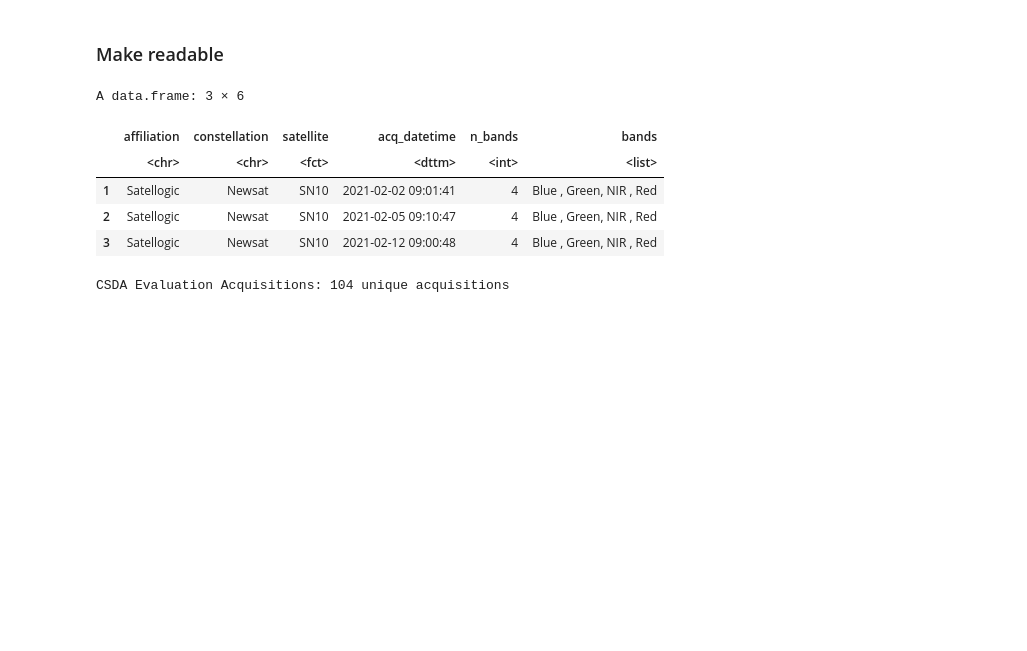
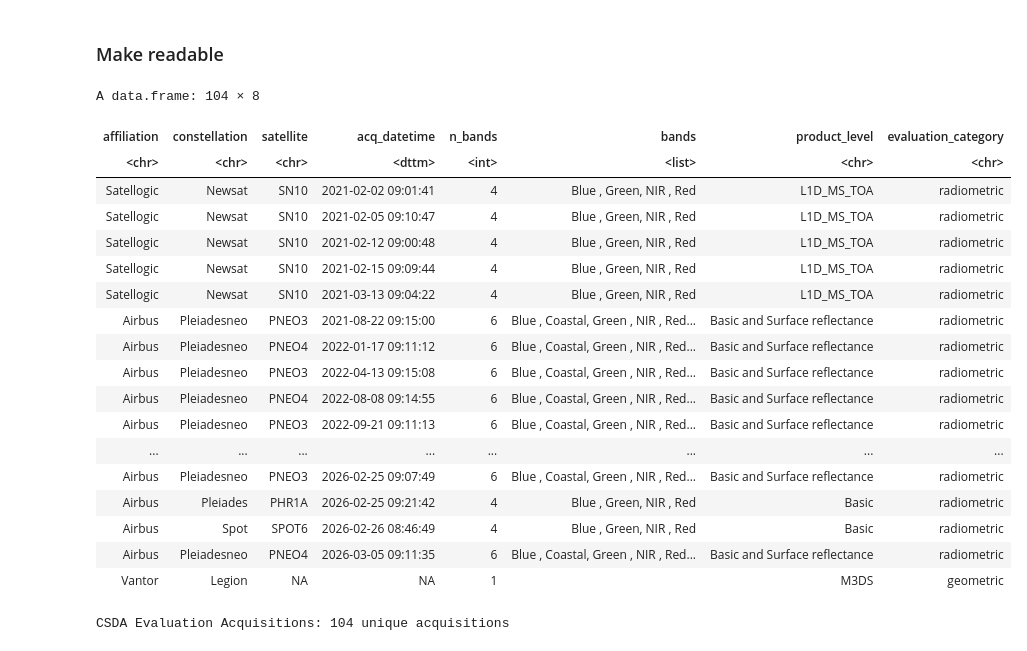
Before and after one commit to pahbs/csda_summaries, a Jupyter notebook: notebooks/build_eval_results_db.ipynb, the cells around one changed output. Saved outputs shown, nothing was run; the diff lists cells and outputs as text; code cells hidden in the pictures; blank space fills up the shorter version.

```diff
--- a/notebooks/build_eval_results_db.ipynb
+++ b/notebooks/build_eval_results_db.ipynb
@@ -151,9 +173,26 @@ tempstabgeo_files <- grep("/geometric/tempstab/.*09012026\\.csv$", all_csvs, val
 # %%
 # Usage - each file type read separately
-df_apa      <- read_evaluation_files(apa_files)
-df_ssr      <- read_evaluation_files(ssr_files)
-df_bbr      <- read_evaluation_files(bbr_files)
-df_tempstabgeo      <- read_evaluation_files(tempstabgeo_files)
+df_apa      <- read_evaluation_files(apa_files) %>%
+  mutate(satellite = case_when(
+    constellation == "Legion" & as.character(satellite) %in% names(legion_sat_dict) ~ legion_sat_dict[as.character(satellite)],
+    TRUE ~ as.character(satellite) # Keeps all other rows/values unchanged
+  ))
+
+df_ssr      <- read_evaluation_files(ssr_files) %>%
+  mutate(satellite = case_when(
+    constellation == "Legion" & as.character(satellite) %in% names(legion_sat_dict) ~ legion_sat_dict[as.character(satellite)],
+    TRUE ~ as.character(satellite) # Keeps all other rows/values unchanged
+  ))
+df_bbr      <- read_evaluation_files(bbr_files) %>%
+  mutate(satellite = case_when(
+    constellation == "Legion" & as.character(satellite) %in% names(legion_sat_dict) ~ legion_sat_dict[as.character(satellite)],
+    TRUE ~ as.character(satellite) # Keeps all other rows/values unchanged
+  ))
+df_tempstabgeo      <- read_evaluation_files(tempstabgeo_files) %>%
+  mutate(satellite = case_when(
+    constellation == "Legion" & as.character(satellite) %in% names(legion_sat_dict) ~ legion_sat_dict[as.character(satellite)],
+    TRUE ~ as.character(satellite) # Keeps all other rows/values unchanged
+  ))
 # %% [output]
 New names:
 • `` -> `...17`
@@ -247,19 +299,31 @@ system(paste("chmod -R 755", shQuote(DIR_EVAL_RESULTS_DB)))
 # %%
 # Preview
 acquisitions %>%
   select(
       #acq_id,
-      'affiliation', 'constellation', 'satellite', acq_datetime, n_bands, bands) %>%
-  head(3)
+      'affiliation', 'constellation', 'satellite', acq_datetime, n_bands, bands,'product_level','evaluation_category')
 
 print(glue::glue("CSDA Evaluation Acquisitions: {nrow(acquisitions)} unique acquisitions"))
 # %% [output]
-A data.frame: 3 × 6
+A data.frame: 104 × 8
-|  | affiliation | constellation | satellite | acq_datetime | n_bands | bands |
-|  | <chr> | <chr> | <fct> | <dttm> | <int> | <list> |
-| 1 | Satellogic | Newsat | SN10 | 2021-02-02 09:01:41 | 4 | Blue , Green, NIR , Red |
-| 2 | Satellogic | Newsat | SN10 | 2021-02-05 09:10:47 | 4 | Blue , Green, NIR , Red |
-| 3 | Satellogic | Newsat | SN10 | 2021-02-12 09:00:48 | 4 | Blue , Green, NIR , Red |
+| affiliation | constellation | satellite | acq_datetime | n_bands | bands | product_level | evaluation_category |
+| <chr> | <chr> | <chr> | <dttm> | <int> | <list> | <chr> | <chr> |
+| Satellogic | Newsat | SN10 | 2021-02-02 09:01:41 | 4 | Blue , Green, NIR , Red | L1D_MS_TOA | radiometric |
+| Satellogic | Newsat | SN10 | 2021-02-05 09:10:47 | 4 | Blue , Green, NIR , Red | L1D_MS_TOA | radiometric |
+| Satellogic | Newsat | SN10 | 2021-02-12 09:00:48 | 4 | Blue , Green, NIR , Red | L1D_MS_TOA | radiometric |
+| Satellogic | Newsat | SN10 | 2021-02-15 09:09:44 | 4 | Blue , Green, NIR , Red | L1D_MS_TOA | radiometric |
+| Satellogic | Newsat | SN10 | 2021-03-13 09:04:22 | 4 | Blue , Green, NIR , Red | L1D_MS_TOA | radiometric |
+| Airbus | Pleiadesneo | PNEO3 | 2021-08-22 09:15:00 | 6 | Blue , Coastal, Green , NIR , Red... | Basic and Surface reflectance | radiometric |
+| Airbus | Pleiadesneo | PNEO4 | 2022-01-17 09:11:12 | 6 | Blue , Coastal, Green , NIR , Red... | Basic and Surface reflectance | radiometric |
+| Airbus | Pleiadesneo | PNEO3 | 2022-04-13 09:15:08 | 6 | Blue , Coastal, Green , NIR , Red... | Basic and Surface reflectance | radiometric |
+| Airbus | Pleiadesneo | PNEO4 | 2022-08-08 09:14:55 | 6 | Blue , Coastal, Green , NIR , Red... | Basic and Surface reflectance | radiometric |
+| Airbus | Pleiadesneo | PNEO3 | 2022-09-21 09:11:13 | 6 | Blue , Coastal, Green , NIR , Red... | Basic and Surface reflectance | radiometric |
+| ... | ... | ... | ... | ... | ... | ... | ... |
+| Airbus | Pleiadesneo | PNEO3 | 2026-02-25 09:07:49 | 6 | Blue , Coastal, Green , NIR , Red... | Basic and Surface reflectance | radiometric |
+| Airbus | Pleiades | PHR1A | 2026-02-25 09:21:42 | 4 | Blue , Green, NIR , Red | Basic | radiometric |
+| Airbus | Spot | SPOT6 | 2026-02-26 08:46:49 | 4 | Blue , Green, NIR , Red | Basic | radiometric |
+| Airbus | Pleiadesneo | PNEO4 | 2026-03-05 09:11:35 | 6 | Blue , Coastal, Green , NIR , Red... | Basic and Surface reflectance | radiometric |
+| Vantor | Legion | NA | NA | 1 |  | M3DS | geometric |
 CSDA Evaluation Acquisitions: 104 unique acquisitions
 # %%
 # TODO: need to change source bbr tables to be site specific
```
Also changed, not shown: parts of 11 cells of this notebook, 4 other files.
